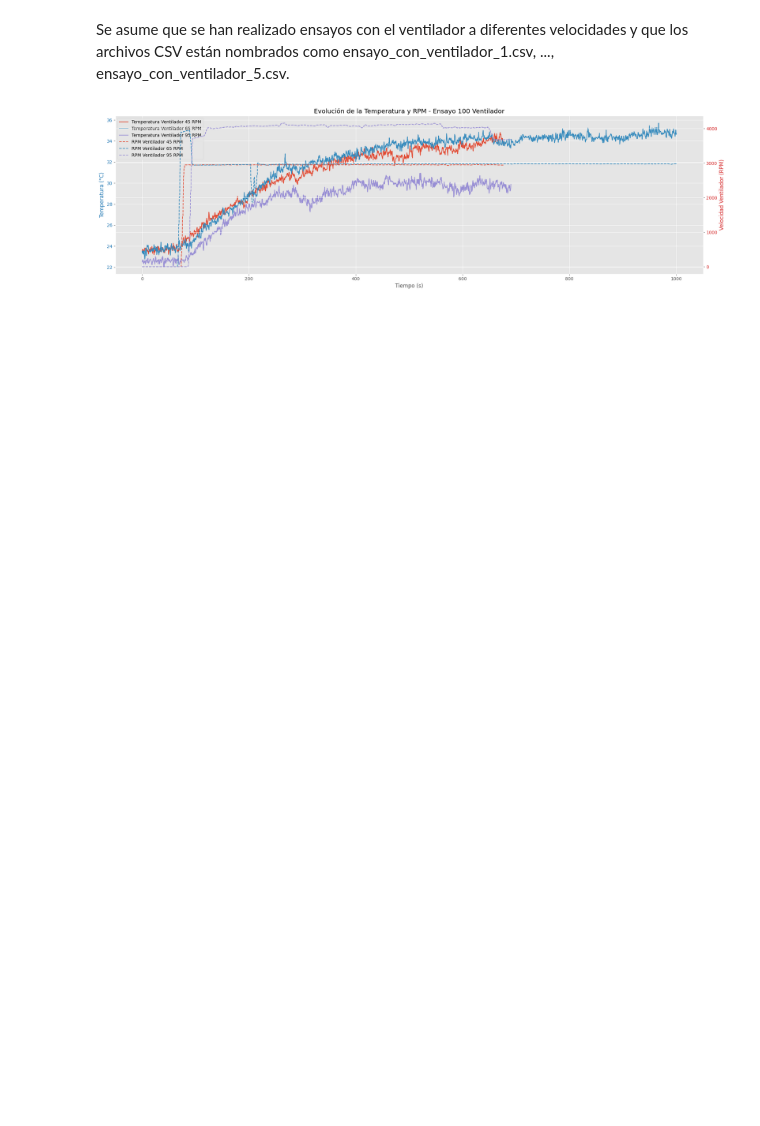
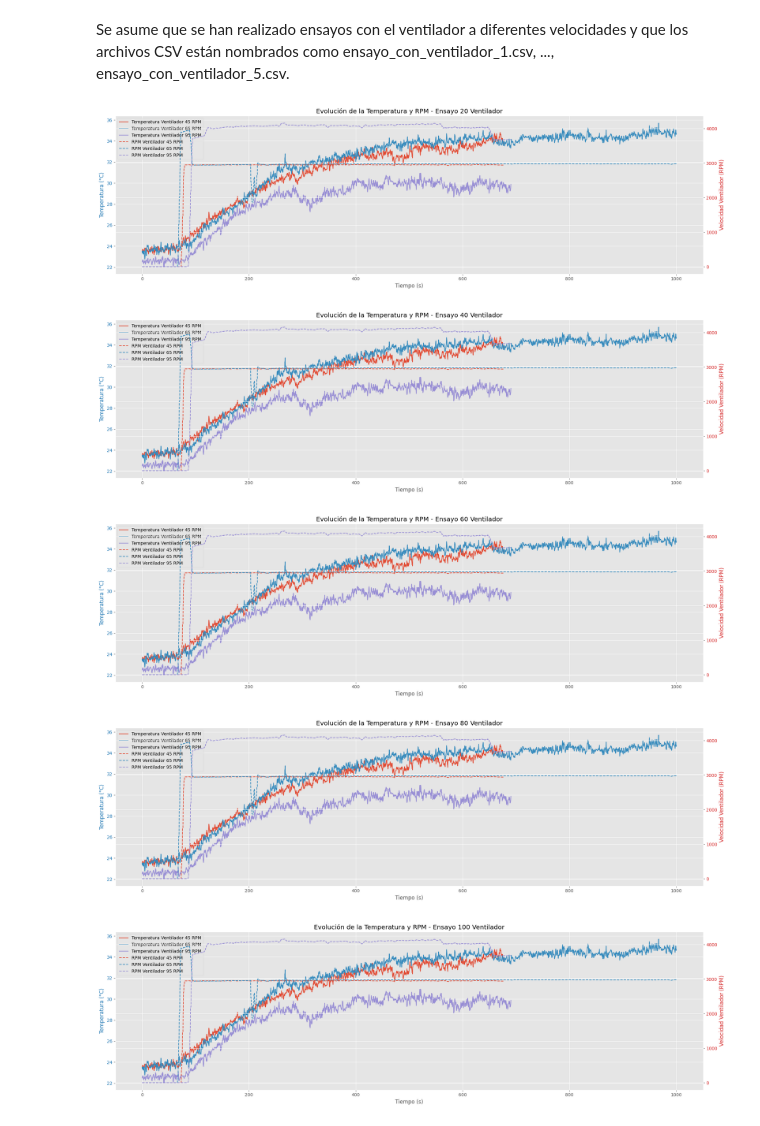
Before and after one commit to MaximilianoAntonio/incubator-prototype, a Jupyter notebook: Incbadora ino/vizualizador csv.ipynb, the cells around one changed output. Saved outputs shown, nothing was run; the diff lists cells and outputs as text; code cells hidden in the pictures; blank space fills up the shorter version.

```diff
--- a/Incbadora ino/vizualizador csv.ipynb
+++ b/Incbadora ino/vizualizador csv.ipynb
@@ -152,44 +201,47 @@ for i in Ventilador:
         df = pd.read_csv(archivo, encoding='latin1')
         ensayos_con_ventilador.append(df)
 # %%
-#graficar los ensayos con ventilador de la carpeta 100
+# Graficar los ensayos con ventilador de la carpeta 100
+for j in Potencias:
+    fig, ax1 = plt.subplots(figsize=(20, 6))
+    for i in Ventilador:
+        archivo = f'CSV registros/Ensayo {j} ventilador/ensayo_con_ventilador_{i}.csv'
+        df = pd.read_csv(archivo, encoding='latin1')
 
-fig, ax1 = plt.subplots(figsize=(20, 6))
+        # Eje para la temperatura
+        ax1.plot(df['Tiempo'], df['Temperatura (°C)'], label=f'Temperatura Ventilador {i} RPM')
 
-for i in Ventilador:
-    archivo = f'CSV registros/Ensayo 100 ventilador/ensayo_con_ventilador_{i}.csv'
-    df = pd.read_csv(archivo, encoding='latin1')
+    # Configurar el eje de la temperatura
+    ax1.set_xlabel('Tiempo (s)')
+    ax1.set_ylabel('Temperatura (°C)', color='tab:blue')
+    ax1.tick_params(axis='y', labelcolor='tab:blue')
 
-    # Eje para la temperatura
-    ax1.plot(df['Tiempo'], df['Temperatura (°C)'], label=f'Temperatura Ventilador {i} RPM')
+    # Crear un segundo eje para las RPM
+    ax2 = ax1.twinx()
 
-# Configurar el eje de la temperatura
-ax1.set_xlabel('Tiempo (s)')
-ax1.set_ylabel('Temperatura (°C)', color='tab:blue')
-ax1.tick_params(axis='y', labelcolor='tab:blue')
+    for i in Ventilador:
+        archivo = f'CSV registros/Ensayo {j} ventilador/ensayo_con_ventilador_{i}.csv'
+        df = pd.read_csv(archivo, encoding='latin1')
 
-# Crear un segundo eje para las RPM
-ax2 = ax1.twinx()
+        ax2.plot(df['Tiempo'], df['Velocidad Ventilador (RPM)'], label=f'RPM Ventilador {i} RPM', linestyle='--')
 
-for i in Ventilador:
-    archivo = f'CSV registros/Ensayo 100 ventilador/ensayo_con_ventilador_{i}.csv'
-    df = pd.read_csv(archivo, encoding='latin1')
+    # Configurar el eje de las RPM
+    ax2.set_ylabel('Velocidad Ventilador (RPM)', color='tab:red')
+    ax2.tick_params(axis='y', labelcolor='tab:red')
 
-    ax2.plot(df['Tiempo'], df['Velocidad Ventilador (RPM)'], label=f'RPM Ventilador {i} RPM', linestyle='--')
+    # Título del gráfico
+    plt.title(f'Evolución de la Temperatura y RPM - Ensayo {j} Ventilador')
 
-# Configurar el eje de las RPM
-ax2.set_ylabel('Velocidad Ventilador (RPM)', color='tab:red')
-ax2.tick_params(axis='y', labelcolor='tab:red')
+    # Combinar leyendas de ambos ejes
+    lines, labels = ax1.get_legend_handles_labels()
+    lines2, labels2 = ax2.get_legend_handles_labels()
+    ax1.legend(lines + lines2, labels + labels2, loc='upper left')
 
-# Título del gráfico
-plt.title('Evolución de la Temperatura y RPM - Ensayo 100 Ventilador')
-
-# Combinar leyendas de ambos ejes
-lines, labels = ax1.get_legend_handles_labels()
-lines2, labels2 = ax2.get_legend_handles_labels()
-ax1.legend(lines + lines2, labels + labels2, loc='upper left')
-
-fig.tight_layout()
-plt.show()
+    fig.tight_layout()
+    plt.show()
 # %% [output]
 [figure]
+[figure, added]
+[figure, added]
+[figure, added]
+[figure, added]
```
Also changed, not shown: parts of 9 cells of this notebook, 12 other files.
